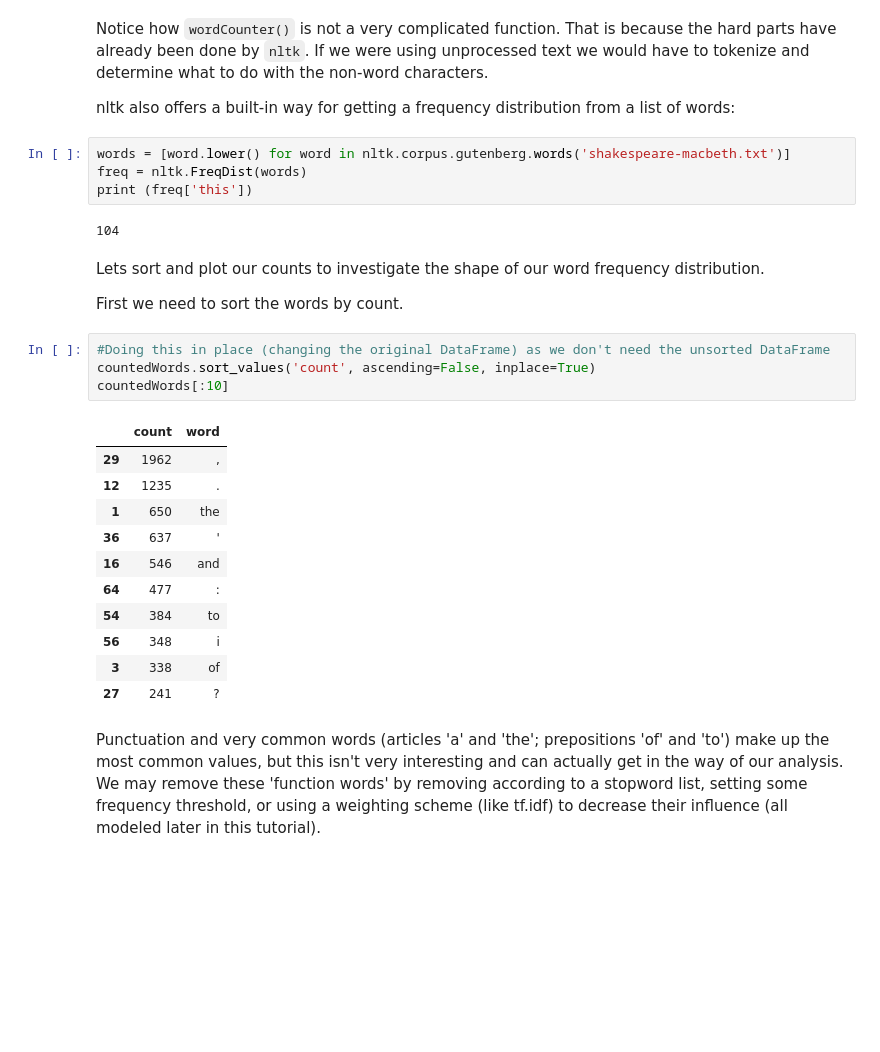
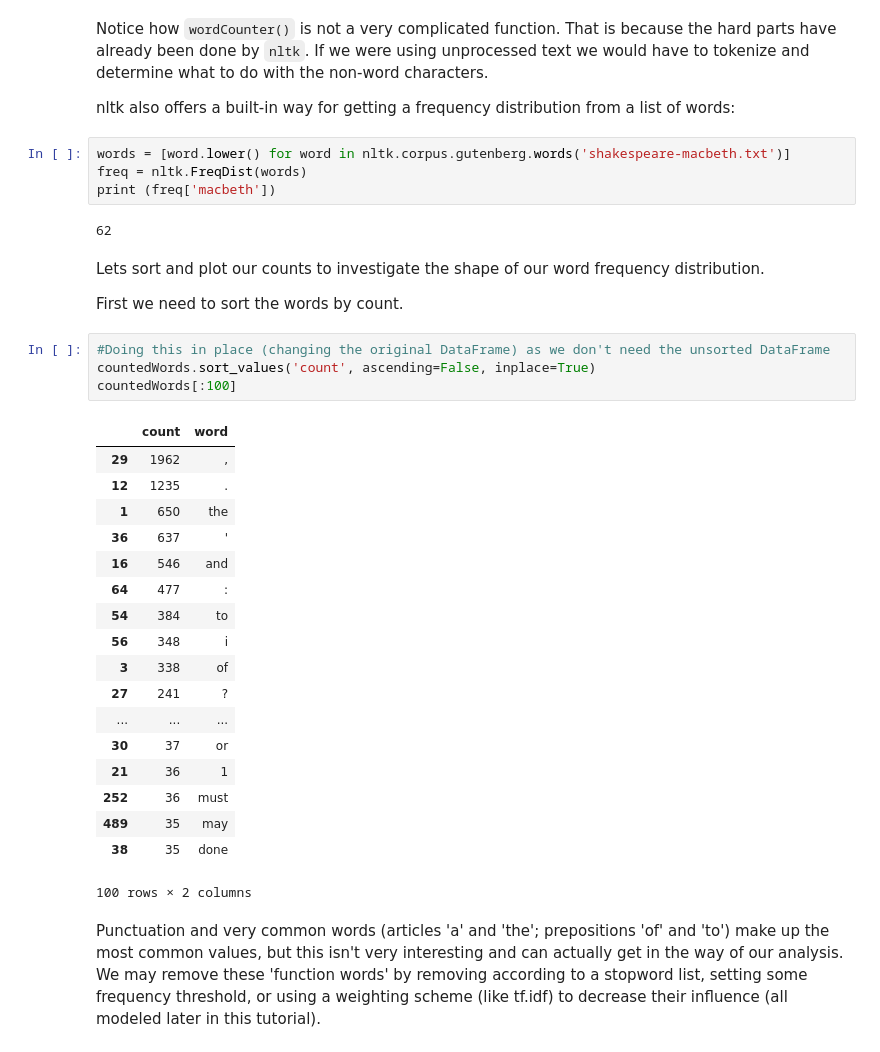
Before and after one commit to 1yangdongchen/Upcoming, a Jupyter notebook: 2-Corpus-Linguistics/2-Corpus-Linguistics.ipynb, the cells around one changed output. Drawn from its saved outputs; the diff is of its cells as text; blank space fills up the shorter version.

```diff
--- a/2-Corpus-Linguistics/2-Corpus-Linguistics.ipynb
+++ b/2-Corpus-Linguistics/2-Corpus-Linguistics.ipynb
@@ -107,9 +107,9 @@ nltk also offers a built-in way for getting a frequency distribution from a list
 # %%
 words = [word.lower() for word in nltk.corpus.gutenberg.words('shakespeare-macbeth.txt')]
 freq = nltk.FreqDist(words)
-print (freq['this'])
+print (freq['macbeth'])
 # %% [output]
-104
+62
 # %% [markdown]
 Lets sort and plot our counts to investigate the shape of our word frequency distribution.
 
@@ -117,19 +117,26 @@ First we need to sort the words by count.
 # %%
 #Doing this in place (changing the original DataFrame) as we don't need the unsorted DataFrame
 countedWords.sort_values('count', ascending=False, inplace=True)
-countedWords[:10]
+countedWords[:100]
 # %% [output]
 |  | count | word |
 | 29 | 1962 | , |
 | 12 | 1235 | . |
 | 1 | 650 | the |
 | 36 | 637 | ' |
 | 16 | 546 | and |
 | 64 | 477 | : |
 | 54 | 384 | to |
 | 56 | 348 | i |
 | 3 | 338 | of |
 | 27 | 241 | ? |
+| ... | ... | ... |
+| 30 | 37 | or |
+| 21 | 36 | 1 |
+| 252 | 36 | must |
+| 489 | 35 | may |
+| 38 | 35 | done |
+100 rows × 2 columns
 # %% [markdown]
 Punctuation and very common words (articles 'a' and 'the'; prepositions 'of' and 'to') make up the most common values, but this isn't very interesting and can actually get in the way of our analysis. We may remove these 'function words' by removing according to a stopword list, setting some frequency threshold, or using a weighting scheme (like tf.idf) to decrease their influence (all modeled later in this tutorial).
 # %%
```
Also changed, not shown: parts of 15 cells of this notebook.
